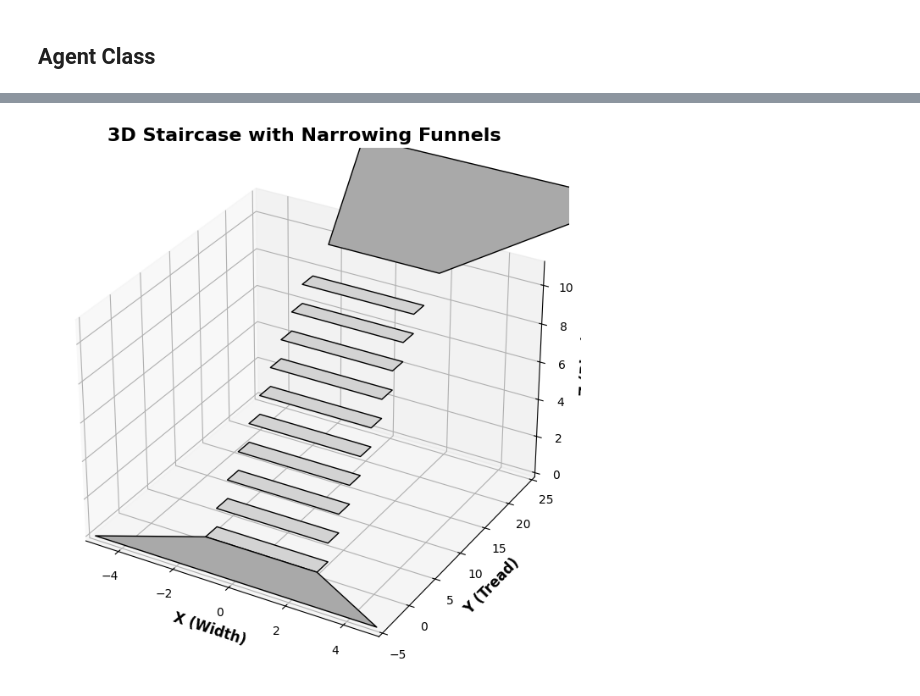
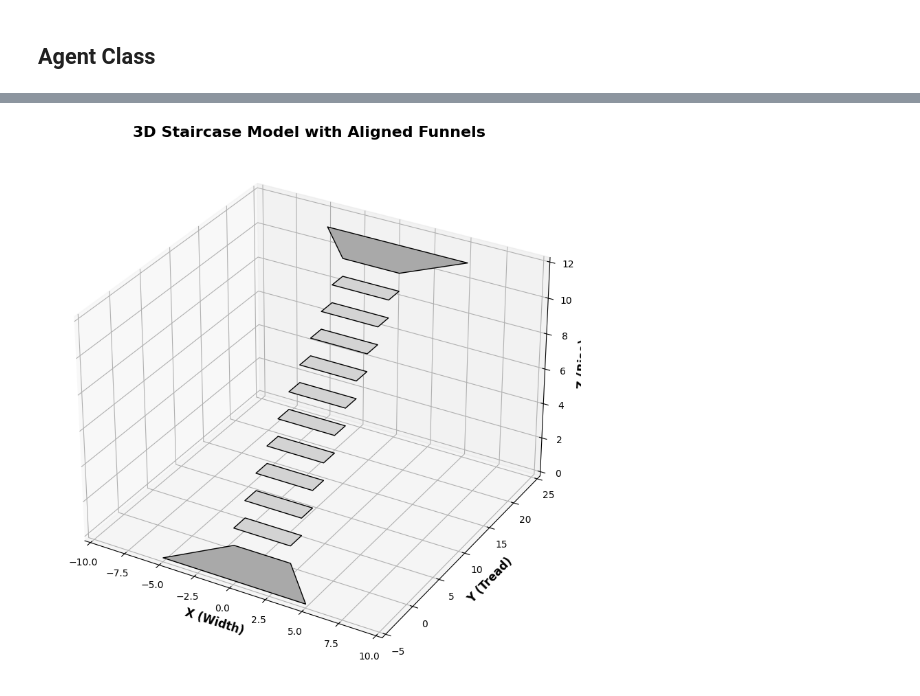
Before and after one commit to zrobers/mcm25, a Jupyter notebook: agent_staircase_model.ipynb, the cells around one changed output, grey strips where cells are left out. Drawn from its saved outputs; the diff is of its cells as text; code cells hidden in the pictures.

```diff
--- a/agent_staircase_model.ipynb
+++ b/agent_staircase_model.ipynb
@@ -145,104 +121,84 @@ Create the staircase domain
 # %%
-class StaircaseWithFunnelsAligned:
-    def __init__(self, step_count, step_width, step_depth, step_height, funnel_length, funnel_width_start):
-        """
-        Create a staircase domain with narrowing funnels at both ends.
-
-        Parameters:
-        - step_count: Number of steps in the staircase.
-        - step_width: Width of each step.
-        - step_depth: Depth of each step.
-        - step_height: Height of each step.
-        - funnel_length: Length of the funnels (y-dimension).
-        - funnel_width_start: Initial width of the funnels (widest part).
-        """
+class Staircase:
+    def __init__(self, step_count, step_widths, step_depths, step_heights, funnel_length, funnel_width_start):
         self.step_count = step_count
-        self.step_width = step_width
-        self.step_depth = step_depth
-        self.step_height = step_height
+        self.step_width = step_widths
+        self.step_depth = step_depths
+        self.step_height = step_heights
         self.funnel_length = funnel_length
         self.funnel_width_start = funnel_width_start
-        self.step_width_end = step_width
 
     def draw(self):
-        """
-        Visualize the staircase domain with 3D funnels.
-        """
-        fig = plt.figure(figsize=(10, 8))
+        fig = plt.figure(figsize=(12, 10))
         ax = fig.add_subplot(111, projection='3d')
 
         # Draw bottom funnel
-        self._draw_funnel(ax, 0, self.funnel_width_start, self.step_width_end, -self.funnel_length, False)
+        bottom_funnel_points = [
+            [-self.funnel_width_start / 2, -self.funnel_length, 0],
+            [self.funnel_width_start / 2, -self.funnel_length, 0],
+            [self.step_width_end / 2, 0, 0],
+            [-self.step_width_end / 2, 0, 0]
+        ]
+        self._draw_funnel(ax, bottom_funnel_points)
 
         # Draw staircase
         for i in range(self.step_count):
-            z = i * self.step_height
-            x_start = -self.step_width_end / 2  # Align edges of the steps in X
+            z = (i + 1) * self.step_height
+            x_start = -self.step_width_end / 2
             y_offset = i * self.step_depth
             self._draw_step(ax, z, x_start, y_offset)
 
         # Draw top funnel
-        top_funnel_z = self.step_count * self.step_height
-        self._draw_funnel(ax, top_funnel_z, self.funnel_width_start, self.step_width_end, self.funnel_length + y_offset, True)
+        top_funnel_z = (self.step_count + 1) * self.step_height
+        top_funnel_points = [
+            [-self.step_width_end / 2, self.step_count * self.step_depth, top_funnel_z],
+            [self.step_width_end / 2, self.step_count * self.step_depth, top_funnel_z],
+            [self.funnel_width_start / 2, self.step_count * self.step_depth + self.funnel_length, top_funnel_z],
+            [-self.funnel_width_start / 2, self.step_count * self.step_depth + self.funnel_length, top_funnel_z]
+        ]
+        self._draw_funnel(ax, top_funnel_points)
 
         # Set axis limits and labels
-        ax.set_xlim(-self.funnel_width_start / 2, self.funnel_width_start / 2)
-        ax.set_ylim(-self.funnel_length, self.funnel_length + self.step_count * self.step_depth)
-        ax.set_zlim(0, self.step_count * self.step_height + self.step_height)
+        ax.set_xlim(-self.funnel_width_start, self.funnel_width_start)
+        ax.set_ylim(-self.funnel_length, self.step_count * self.step_depth + self.funnel_length)
+        ax.set_zlim(0, top_funnel_z + self.step_height)
         ax.set_xlabel("X (Width)", fontsize=12, fontweight="bold")
         ax.set_ylabel("Y (Tread)", fontsize=12, fontweight="bold")
         ax.set_zlabel("Z (Rise)", fontsize=12, fontweight="bold")
-        ax.set_title("3D Staircase with Narrowing Funnels ", fontsize=16, fontweight="bold")
+        ax.set_title("3D Staircase Model with Aligned Funnels", fontsize=16, fontweight="bold")
         plt.show()
 
     def _draw_step(self, ax, z, x_start, y_offset):
-        """
-        Draw a single step in the staircase.
-        """
         x = np.array([
             x_start, x_start + self.step_width_end,
             x_start + self.step_width_end, x_start
         ])
         y = np.array([
             y_offset, y_offset,
             y_offset + self.step_depth, y_offset + self.step_depth
         ])
         z = np.array([z, z, z, z])
         vertices = [list(zip(x, y, z))]
         ax.add_collection3d(Poly3DCollection(vertices, facecolors='lightgray', edgecolors='black'))
 
-
-    def _draw_funnel(self, ax, z_start, funnel_width_start, step_width_end, y_end, top):
-        """
-        Draw a narrowing funnel (trapezoidal) in 3D.
-        If `top` is True, shift the funnel in the y-direction by its length.
-        """
-        x = np.array([
-            -funnel_width_start / 2, funnel_width_start / 2,  # Wide base
-            step_width_end / 2, -step_width_end / 2          # Narrow base
-        ])
-        y = np.array([y_end, y_end, 0, 0])  # Flip funnel in Y
-        z = np.array([z_start, z_start, z_start, z_start])
-
-        if top:
-            y += y_end  # Shift all y-values by the length of the funnel
-
+    def _draw_funnel(self, ax, points):
+        points = np.array(points)
+        x = points[:, 0]
+        y = points[:, 1]
+        z = points[:, 2]
         vertices = [list(zip(x, y, z))]
         ax.add_collection3d(Poly3DCollection(vertices, facecolors='darkgray', edgecolors='black'))
 
-
-
-
 # Example usage
-staircase_with_funnels_aligned = StaircaseWithFunnelsAligned(
+staircase_with_funnels_aligned = Staircase(
     step_count=10,        # Number of steps
     step_width=4,         # Width of each step
     step_depth=2,         # Depth of each step
     step_height=1,        # Height of each step
     funnel_length=5,      # Length of the funnels
     funnel_width_start=10 # Initial width of the funnels
 )
 
 staircase_with_funnels_aligned.draw()
 # %% [output]
-[figure, old version]
+[figure, new version]
```
Also changed, not shown: parts of 19 cells of this notebook.
